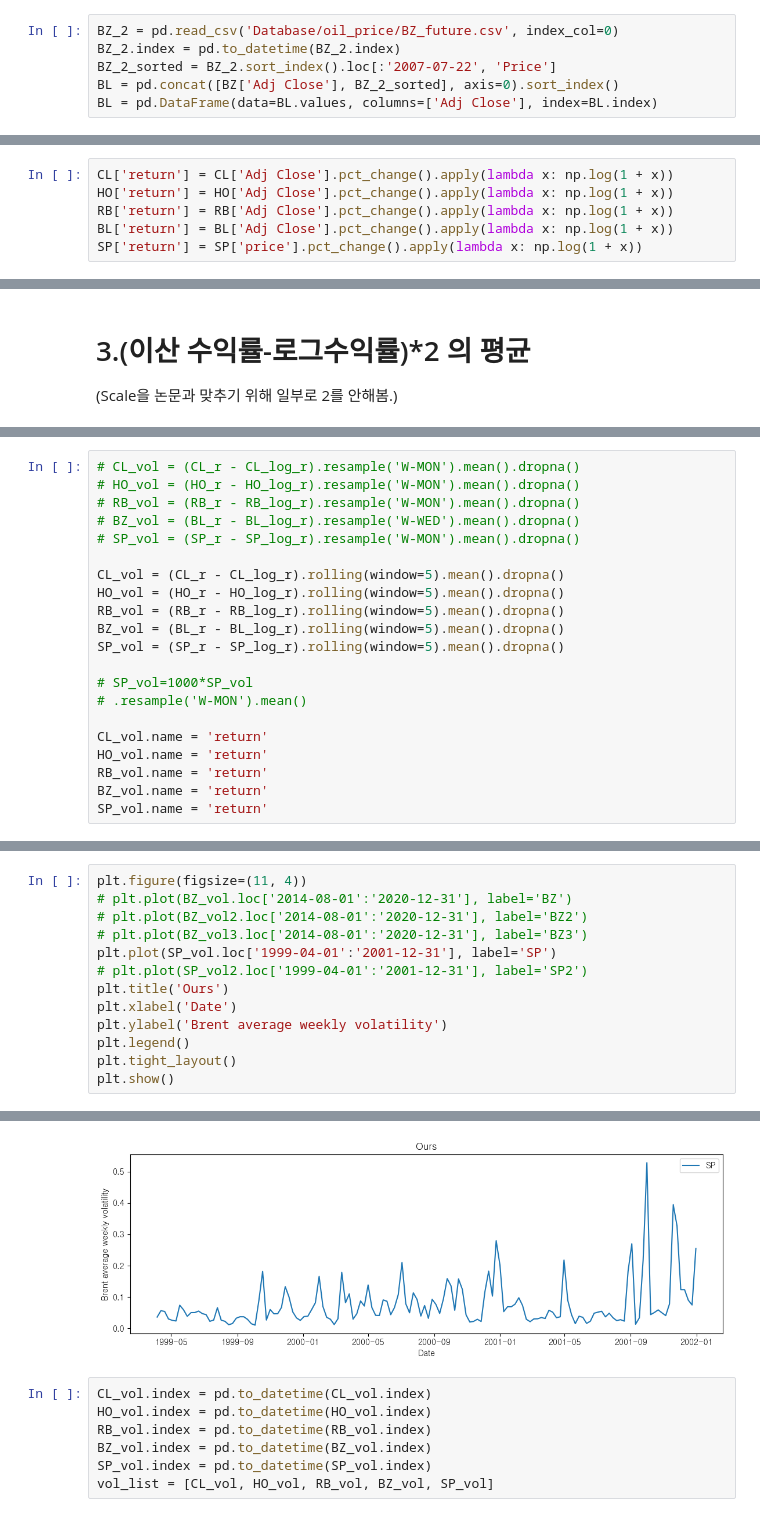
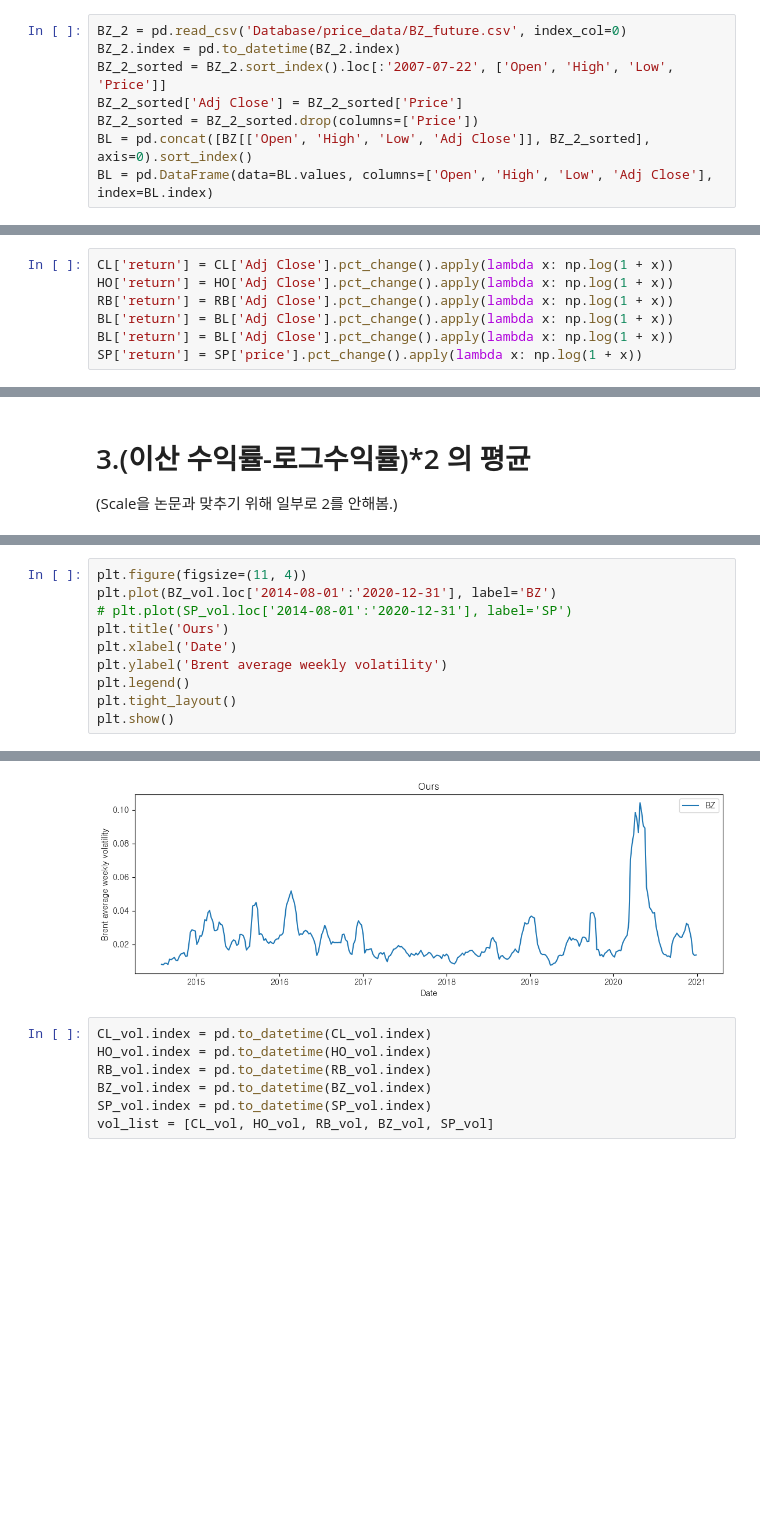
Before and after one commit to kimjuhwan1234/Volatility_Forecasting, a Jupyter notebook: preprocessing.ipynb, the cells around one changed output, grey strips where cells are left out. Saved outputs shown, nothing was run; the diff lists cells and outputs as text; blank space fills up the shorter version.

```diff
--- a/preprocessing.ipynb
+++ b/preprocessing.ipynb
@@ -48,11 +48,13 @@ BZ = yf.download('BZ=F', start='2007-07-30')
 [*********************100%%**********************]  1 of 1 completed
 [*********************100%%**********************]  1 of 1 completed
 # %%
-BZ_2 = pd.read_csv('Database/oil_price/BZ_future.csv', index_col=0)
+BZ_2 = pd.read_csv('Database/price_data/BZ_future.csv', index_col=0)
 BZ_2.index = pd.to_datetime(BZ_2.index)
-BZ_2_sorted = BZ_2.sort_index().loc[:'2007-07-22', 'Price']
-BL = pd.concat([BZ['Adj Close'], BZ_2_sorted], axis=0).sort_index()
-BL = pd.DataFrame(data=BL.values, columns=['Adj Close'], index=BL.index)
+BZ_2_sorted = BZ_2.sort_index().loc[:'2007-07-22', ['Open', 'High', 'Low', 'Price']]
+BZ_2_sorted['Adj Close'] = BZ_2_sorted['Price']
+BZ_2_sorted = BZ_2_sorted.drop(columns=['Price'])
+BL = pd.concat([BZ[['Open', 'High', 'Low', 'Adj Close']], BZ_2_sorted], axis=0).sort_index()
+BL = pd.DataFrame(data=BL.values, columns=['Open', 'High', 'Low', 'Adj Close'], index=BL.index)
 # %%
 plt.figure(figsize=(11, 4))
 plt.plot(BL.loc['2014-07-01':'2020-01-01', 'Adj Close'], label='Prediction')
@@ -77,5 +79,6 @@ CL['return'] = CL['Adj Close'].pct_change().apply(lambda x: np.log(1 + x))
 HO['return'] = HO['Adj Close'].pct_change().apply(lambda x: np.log(1 + x))
 RB['return'] = RB['Adj Close'].pct_change().apply(lambda x: np.log(1 + x))
 BL['return'] = BL['Adj Close'].pct_change().apply(lambda x: np.log(1 + x))
+BL['return'] = BL['Adj Close'].pct_change().apply(lambda x: np.log(1 + x))
 SP['return'] = SP['price'].pct_change().apply(lambda x: np.log(1 + x))
 # %%
@@ -127,21 +124,0 @@ SP_r = SP['price'].pct_change().dropna()
-# %%
-# CL_vol = (CL_r - CL_log_r).resample('W-MON').mean().dropna()
-# HO_vol = (HO_r - HO_log_r).resample('W-MON').mean().dropna()
-# RB_vol = (RB_r - RB_log_r).resample('W-MON').mean().dropna()
-# BZ_vol = (BL_r - BL_log_r).resample('W-WED').mean().dropna()
-# SP_vol = (SP_r - SP_log_r).resample('W-MON').mean().dropna()
-
-CL_vol = (CL_r - CL_log_r).rolling(window=5).mean().dropna()
-HO_vol = (HO_r - HO_log_r).rolling(window=5).mean().dropna()
-RB_vol = (RB_r - RB_log_r).rolling(window=5).mean().dropna()
-BZ_vol = (BL_r - BL_log_r).rolling(window=5).mean().dropna()
-SP_vol = (SP_r - SP_log_r).rolling(window=5).mean().dropna()
-
-# SP_vol=1000*SP_vol
-# .resample('W-MON').mean()
-
-CL_vol.name = 'return'
-HO_vol.name = 'return'
-RB_vol.name = 'return'
-BZ_vol.name = 'return'
-SP_vol.name = 'return'
@@ -160,24 +125,21 @@ BZ_vol.loc['2014-08-01':'2020-12-31'].skew()
 # %%
 plt.figure(figsize=(11, 4))
-# plt.plot(BZ_vol.loc['2014-08-01':'2020-12-31'], label='BZ')
-# plt.plot(BZ_vol2.loc['2014-08-01':'2020-12-31'], label='BZ2')
-# plt.plot(BZ_vol3.loc['2014-08-01':'2020-12-31'], label='BZ3')
-plt.plot(SP_vol.loc['1999-04-01':'2001-12-31'], label='SP')
-# plt.plot(SP_vol2.loc['1999-04-01':'2001-12-31'], label='SP2')
+plt.plot(BZ_vol.loc['2014-08-01':'2020-12-31'], label='BZ')
+# plt.plot(SP_vol.loc['2014-08-01':'2020-12-31'], label='SP')
 plt.title('Ours')
 plt.xlabel('Date')
 plt.ylabel('Brent average weekly volatility')
 plt.legend()
 plt.tight_layout()
 plt.show()
 # %% [output]
 <Figure size 1100x400 with 0 Axes>
 [<matplotlib.lines.Line2D at 0x...>]
 Text(0.5, 1.0, 'Ours')
 Text(0.5, 0, 'Date')
 Text(0, 0.5, 'Brent average weekly volatility')
 <matplotlib.legend.Legend at 0x...>
-[figure, old version]
+[figure, new version]
 # %%
 CL_vol.index = pd.to_datetime(CL_vol.index)
 HO_vol.index = pd.to_datetime(HO_vol.index)
```
Also changed, not shown: parts of 68 cells of this notebook, 26 other files.
